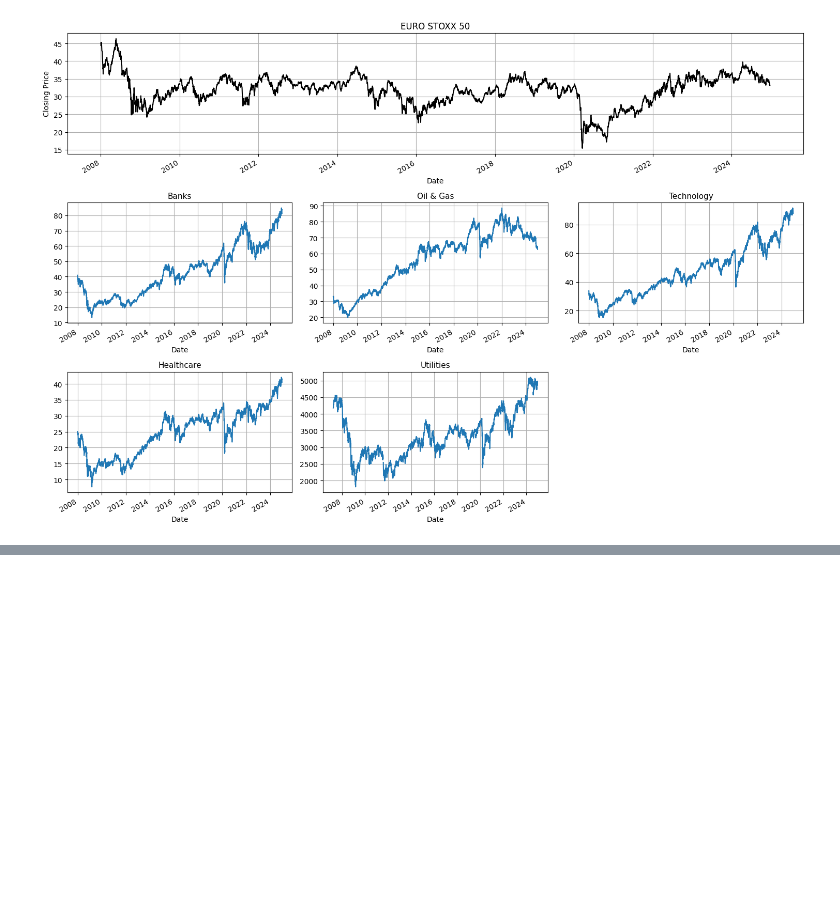
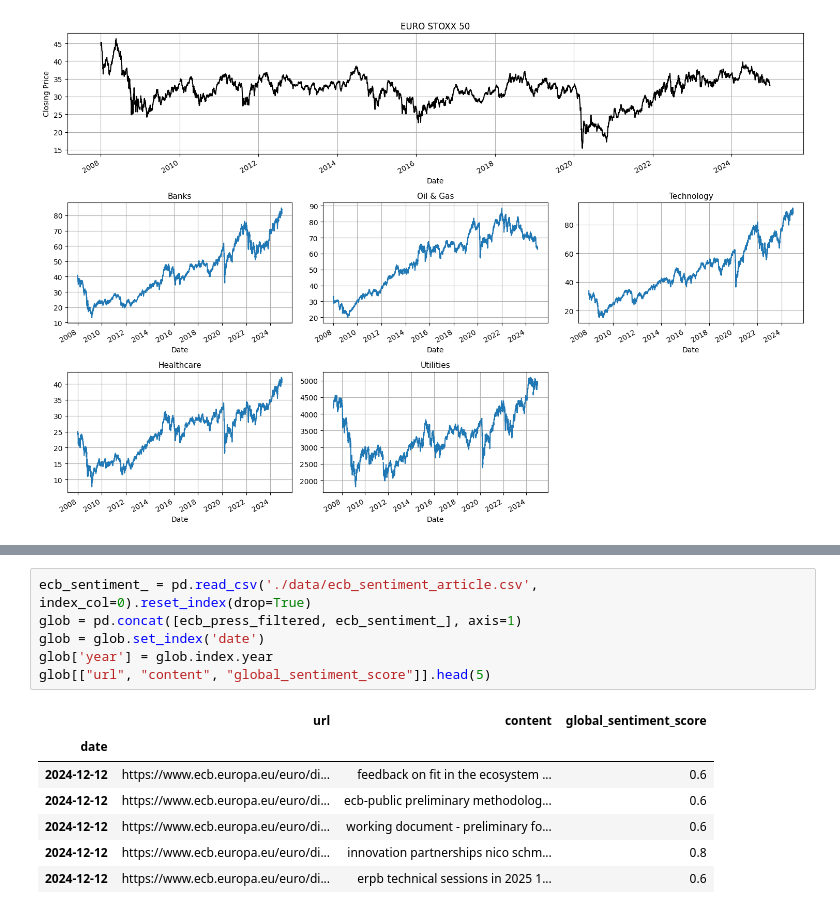
Before and after one commit to QMoayedpour/ML_fin_project, a Jupyter notebook: ntbk_intro.ipynb, the cells around one changed output, grey strips where cells are left out. Drawn from its saved outputs; the diff is of its cells as text; blank space fills up the shorter version.

```diff
--- a/ntbk_intro.ipynb
+++ b/ntbk_intro.ipynb
@@ -476,0 +756,14 @@ plt.show()
+# %%
+ecb_sentiment_ = pd.read_csv('./data/ecb_sentiment_article.csv', index_col=0).reset_index(drop=True)
+glob = pd.concat([ecb_press_filtered, ecb_sentiment_], axis=1)
+glob = glob.set_index('date')
+glob['year'] = glob.index.year
+glob[["url", "content", "global_sentiment_score"]].head(5)
+# %% [output]
+|  | url | content | global_sentiment_score |
+| date |  |  |  |
+| 2024-12-12 | https://www.ecb.europa.eu/euro/di... | feedback on fit in the ecosystem ... | 0.6 |
+| 2024-12-12 | https://www.ecb.europa.eu/euro/di... | ecb-public preliminary methodolog... | 0.6 |
+| 2024-12-12 | https://www.ecb.europa.eu/euro/di... | working document - preliminary fo... | 0.6 |
+| 2024-12-12 | https://www.ecb.europa.eu/euro/di... | innovation partnerships nico schm... | 0.8 |
+| 2024-12-12 | https://www.ecb.europa.eu/euro/di... | erpb technical sessions in 2025 1... | 0.6 |
```
Also changed, not shown: parts of 31 cells of this notebook.
